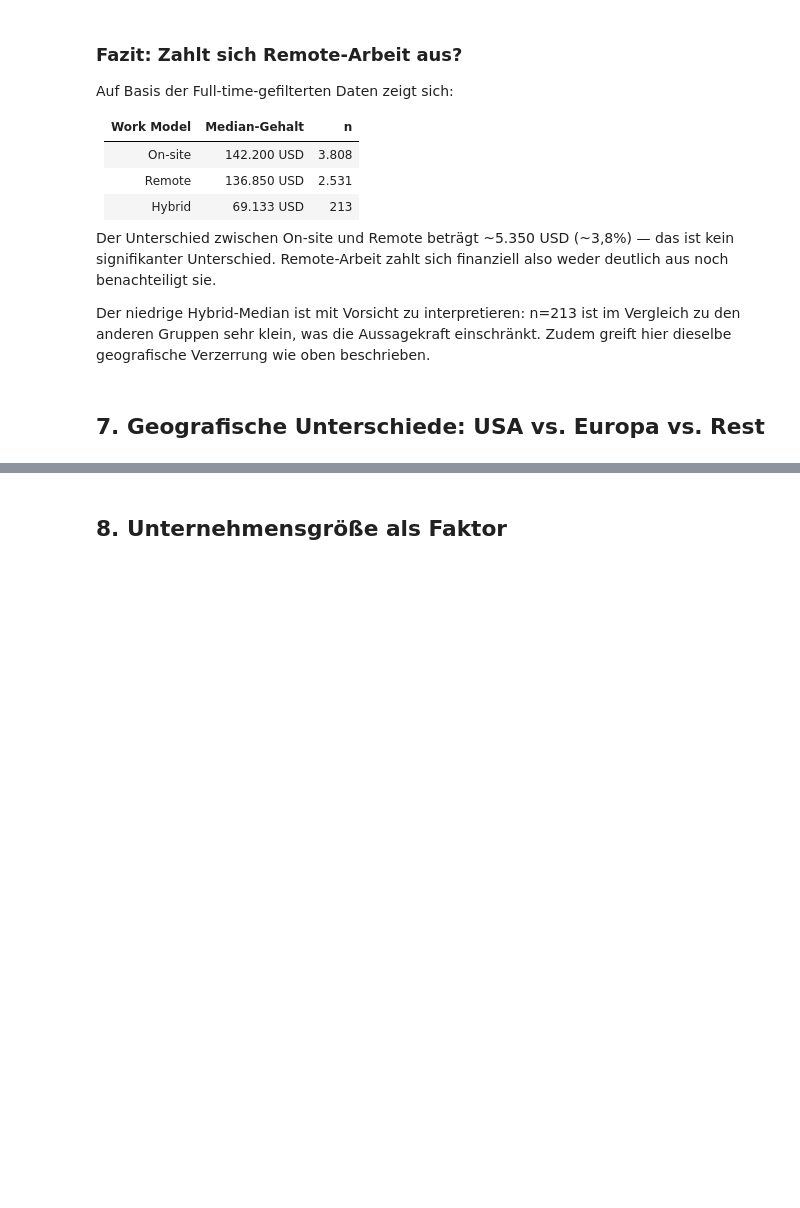
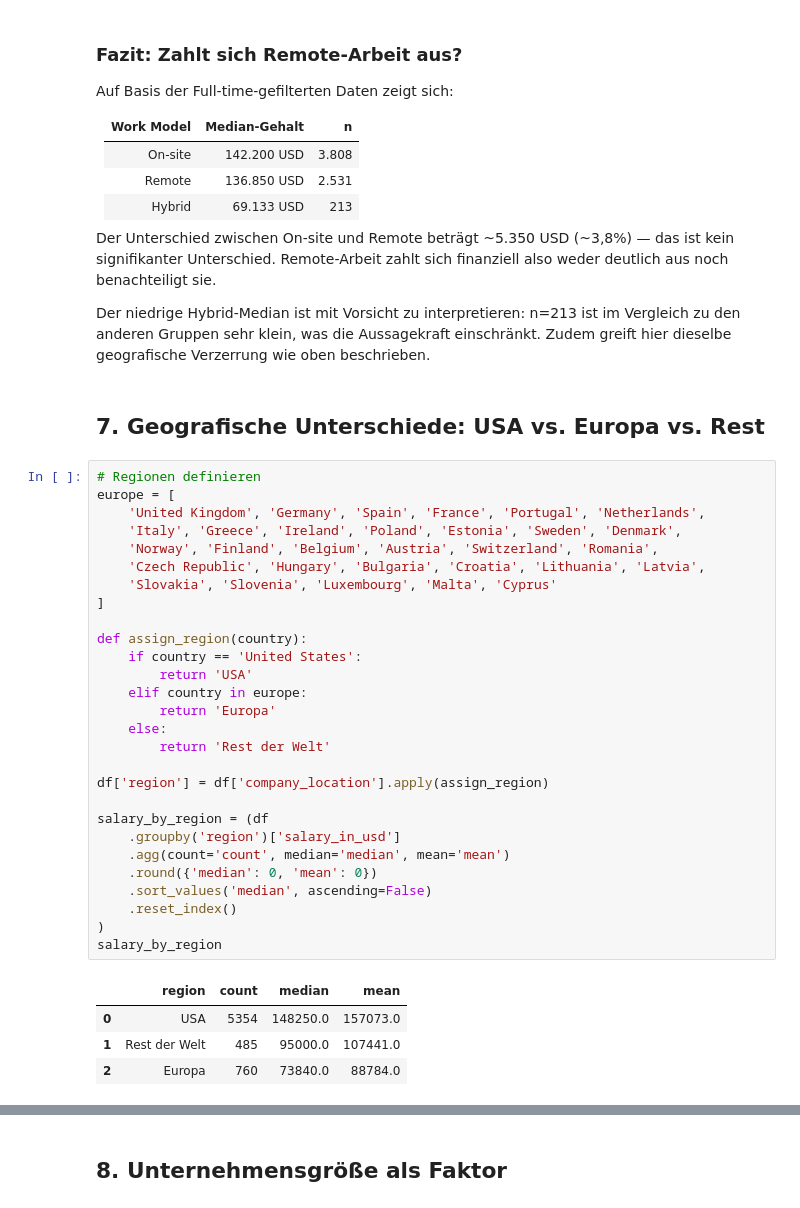
Before and after one commit to soribge/ds-salaries-eda, a Jupyter notebook: notebooks/analysis.ipynb, the cells around one changed output, grey strips where cells are left out. Cells and saved outputs as stored; diff of their text form; blank space fills up the shorter version.

```diff
--- a/notebooks/analysis.ipynb
+++ b/notebooks/analysis.ipynb
@@ -467,3 +513,36 @@ im Vergleich zu den anderen Gruppen sehr klein, was die Aussagekraft einschränk
 Zudem greift hier dieselbe geografische Verzerrung wie oben beschrieben.
 # %% [markdown]
 ## 7. Geografische Unterschiede: USA vs. Europa vs. Rest
+# %%
+# Regionen definieren
+europe = [
+    'United Kingdom', 'Germany', 'Spain', 'France', 'Portugal', 'Netherlands',
+    'Italy', 'Greece', 'Ireland', 'Poland', 'Estonia', 'Sweden', 'Denmark',
+    'Norway', 'Finland', 'Belgium', 'Austria', 'Switzerland', 'Romania',
+    'Czech Republic', 'Hungary', 'Bulgaria', 'Croatia', 'Lithuania', 'Latvia',
+    'Slovakia', 'Slovenia', 'Luxembourg', 'Malta', 'Cyprus'
+]
+
+def assign_region(country):
+    if country == 'United States':
+        return 'USA'
+    elif country in europe:
+        return 'Europa'
+    else:
+        return 'Rest der Welt'
+
+df['region'] = df['company_location'].apply(assign_region)
+
+salary_by_region = (df
+    .groupby('region')['salary_in_usd']
+    .agg(count='count', median='median', mean='mean')
+    .round({'median': 0, 'mean': 0})
+    .sort_values('median', ascending=False)
+    .reset_index()
+)
+salary_by_region
+# %% [output]
+|  | region | count | median | mean |
+| 0 | USA | 5354 | 148250.0 | 157073.0 |
+| 1 | Rest der Welt | 485 | 95000.0 | 107441.0 |
+| 2 | Europa | 760 | 73840.0 | 88784.0 |
```
Also changed, not shown: parts of 16 cells of this notebook.
